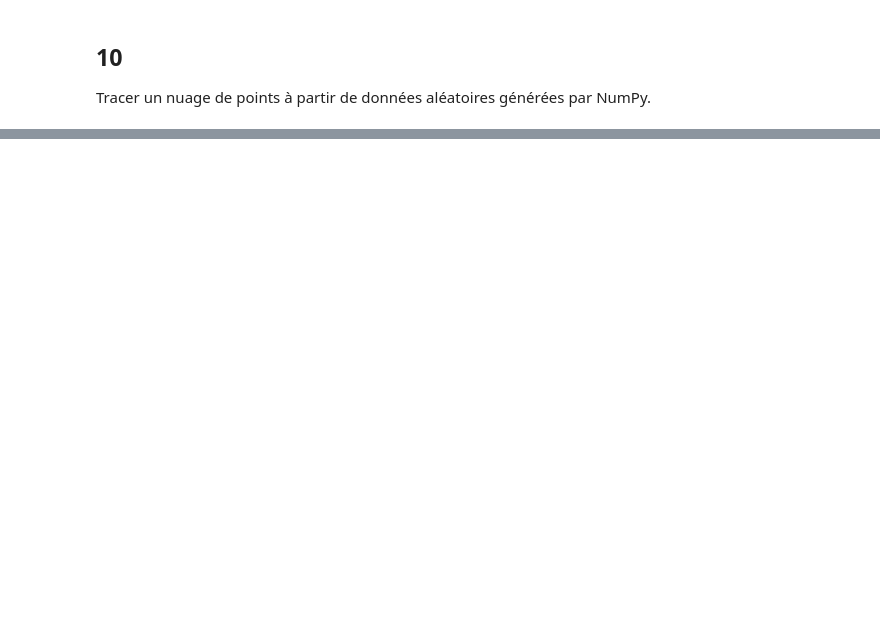
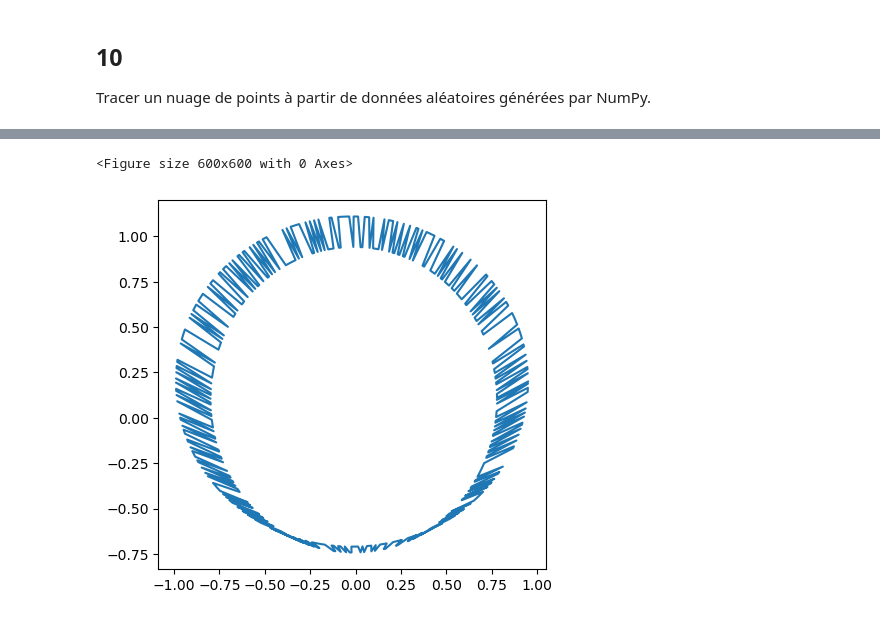
Before and after one commit to Insiares/simplon_datai_2025, a Jupyter notebook: 0/Exo_plot/Exo_plot.ipynb, the cells around one changed output, grey strips where cells are left out. Saved outputs shown, nothing was run; the diff lists cells and outputs as text; code cells hidden in the pictures; blank space fills up the shorter version.

```diff
--- a/0/Exo_plot/Exo_plot.ipynb
+++ b/0/Exo_plot/Exo_plot.ipynb
@@ -204,0 +230,17 @@ axe_histy.tick_params(axis='y', labelleft = False)
+# %%
+plt.figure(figsize=(6,6))
+fig, ax = plt.subplots(1)
+ax.set_aspect(1)
+def cercle_modif(r):
+    n_points = 500
+    thetha = np.linspace(0, 2*np.pi, n_points)
+    modif = np.random.randint(1, 3, n_points)
+    x =  -modif/100 +  (r+(np.sin(modif/1.1))) * np.cos(thetha)
+    y = +modif/10 + (r+(np.sin(modif))) * np.sin(thetha)
+    ax.plot(x,y)
+
+for i in range(1):
+    cercle_modif(i)
+# %% [output]
+<Figure size 600x600 with 0 Axes>
+[figure, added]
```
Also changed, not shown: parts of 7 cells of this notebook, 1 other file.
